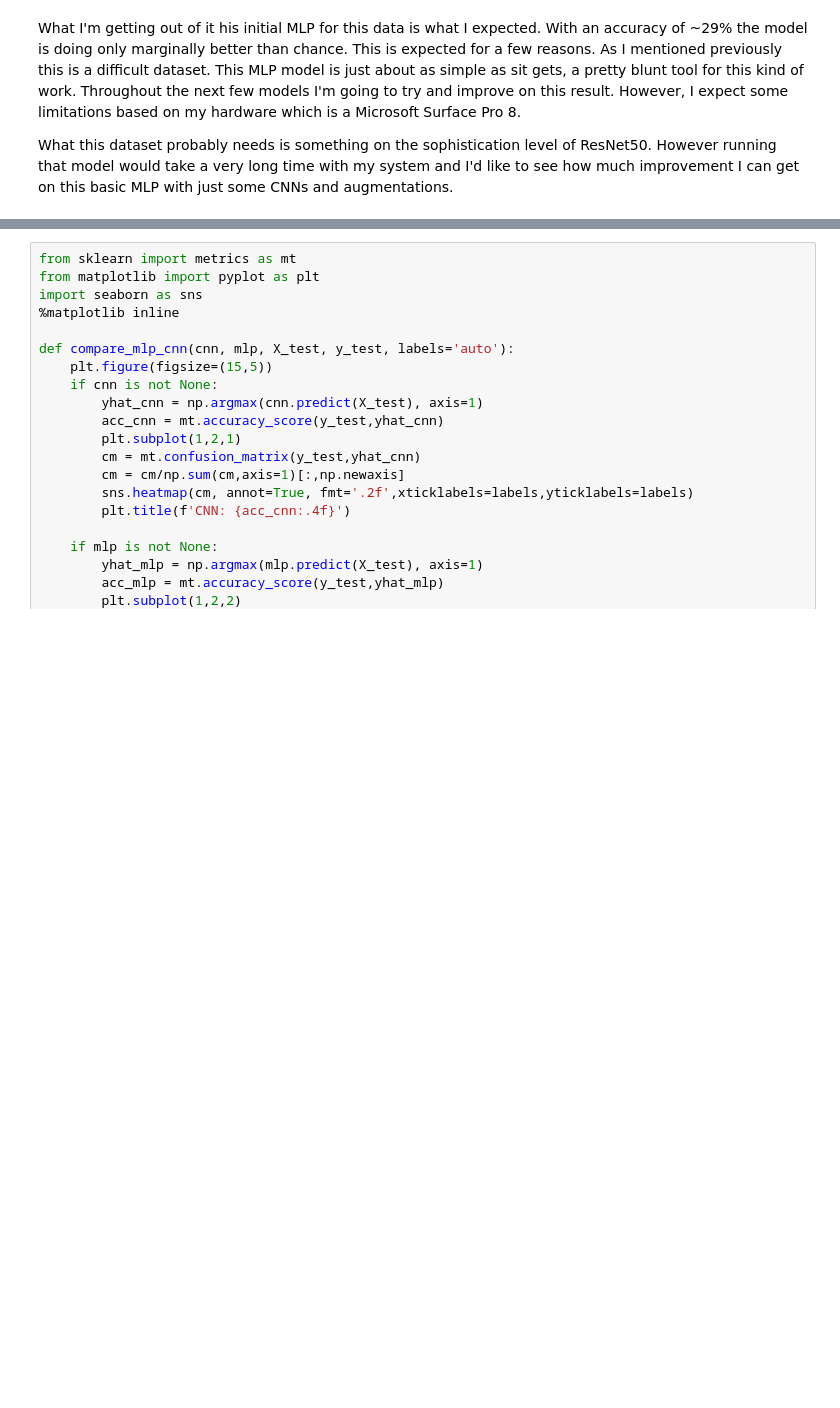
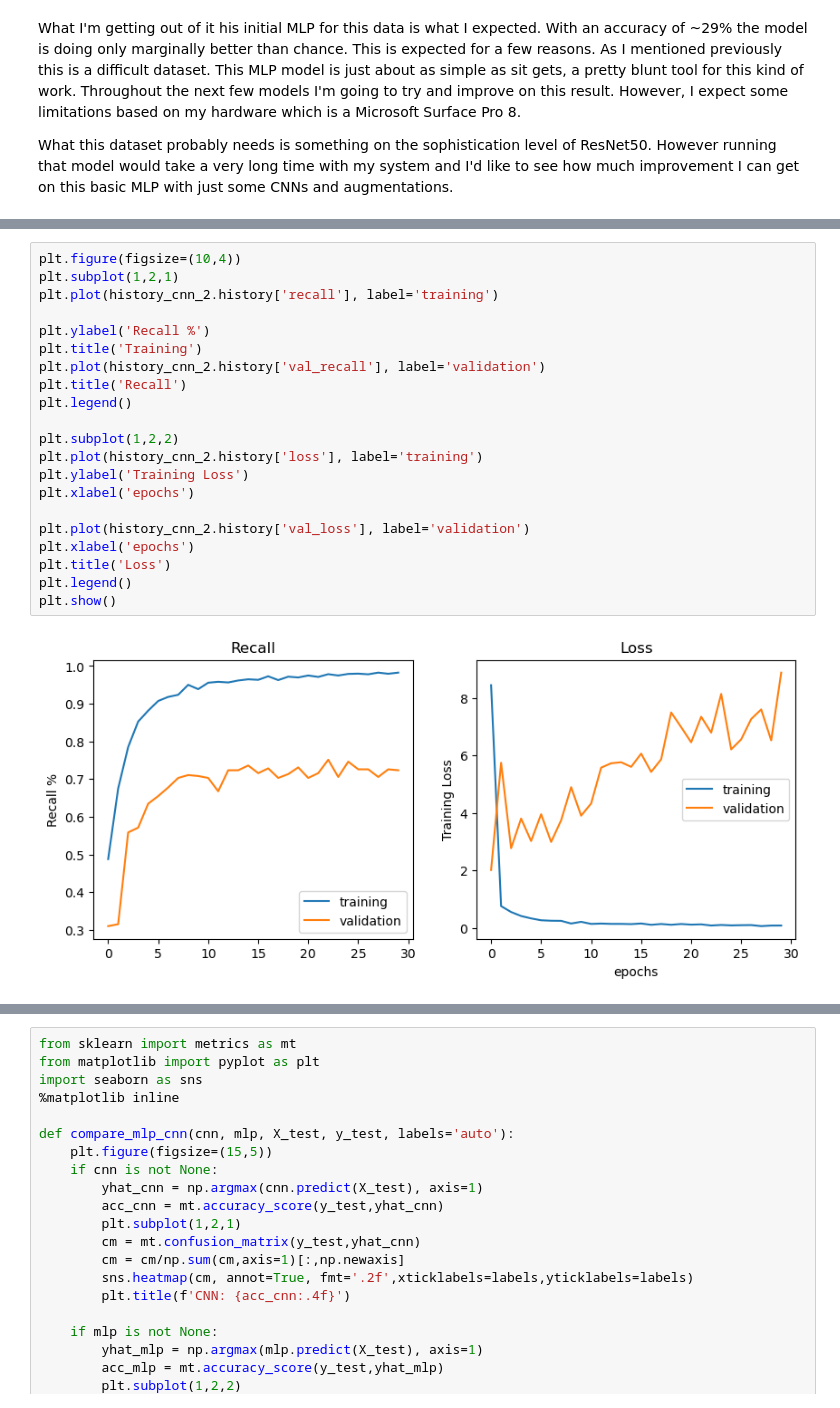
Before and after one commit to cphchip/cs7324_code, a Jupyter notebook: Lab 6/Henderson_48996654_Lab_6.ipynb, the cells around one changed output, grey strips where cells are left out. Saved outputs shown, nothing was run; the diff lists cells and outputs as text; blank space fills up the shorter version.

```diff
--- a/Lab 6/Henderson_48996654_Lab_6.ipynb
+++ b/Lab 6/Henderson_48996654_Lab_6.ipynb
@@ -375 +469,24 @@ plt.show()
+# %%
+plt.figure(figsize=(10,4))
+plt.subplot(1,2,1)
+plt.plot(history_cnn_2.history['recall'], label='training')
+
+plt.ylabel('Recall %')
+plt.title('Training')
+plt.plot(history_cnn_2.history['val_recall'], label='validation')
+plt.title('Recall')
+plt.legend()
+
+plt.subplot(1,2,2)
+plt.plot(history_cnn_2.history['loss'], label='training')
+plt.ylabel('Training Loss')
+plt.xlabel('epochs')
+
+plt.plot(history_cnn_2.history['val_loss'], label='validation')
+plt.xlabel('epochs')
+plt.title('Loss')
+plt.legend()
+plt.show()
+# %% [output]
+[figure, added]
 # %%
```
Also changed, not shown: parts of 19 cells of this notebook.
